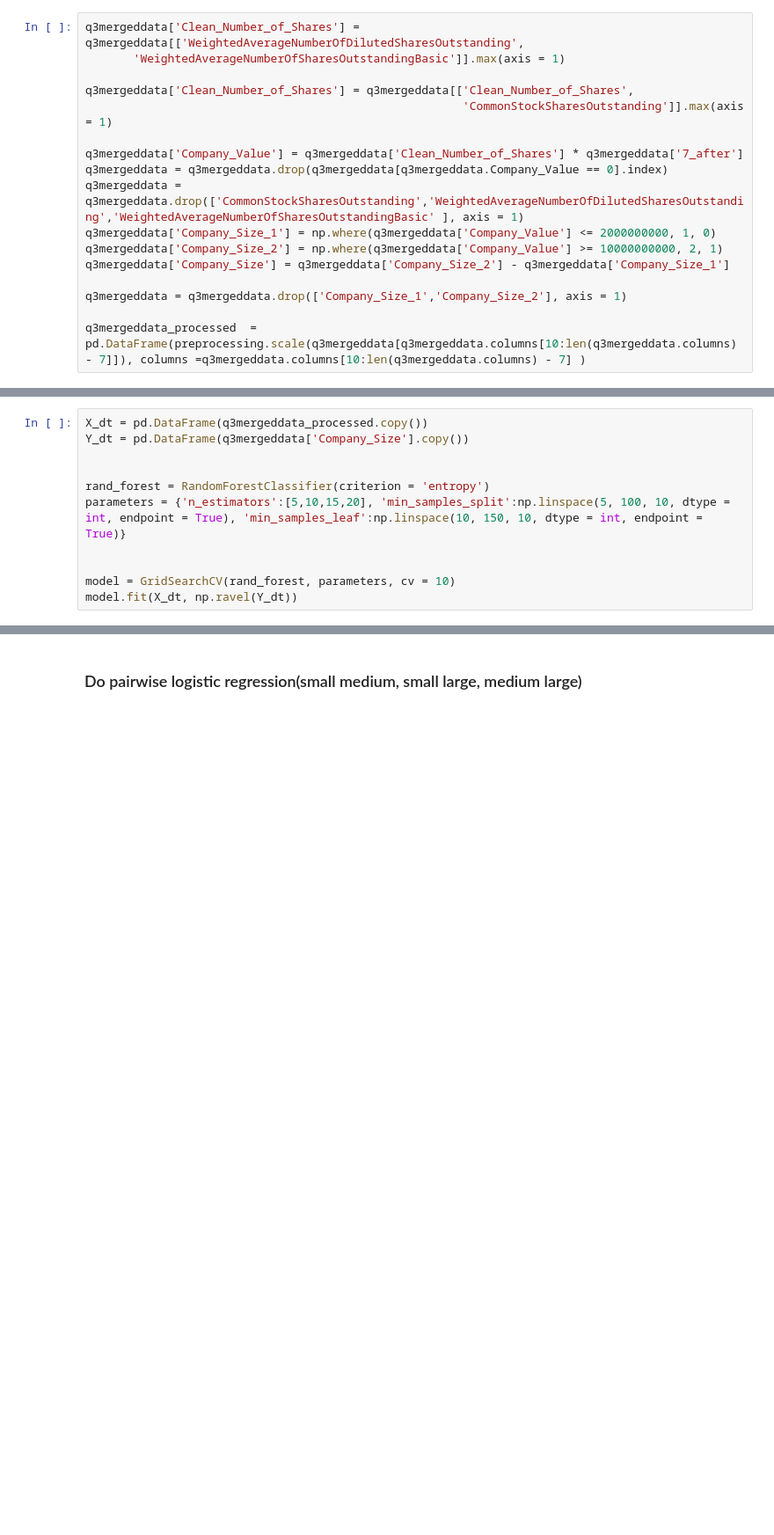
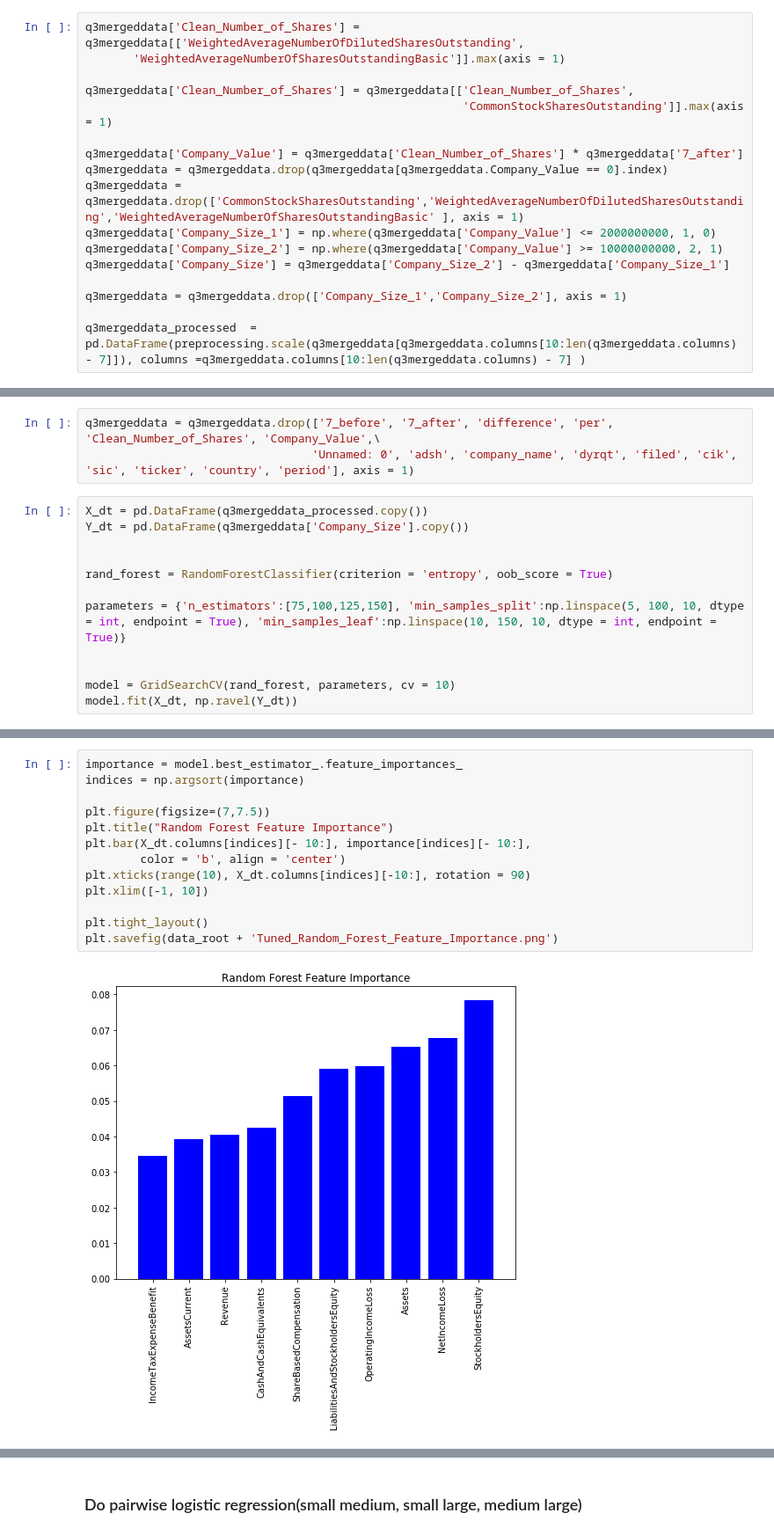
Before and after one commit to mixerupper/1001-term-project, a Jupyter notebook: code/03-analysis/02-Hyperparameter_Tuning_AH.ipynb, the cells around one changed output, grey strips where cells are left out. Shown: that part at 88% size. Saved outputs shown, nothing was run; the diff lists cells and outputs as text; blank space fills up the shorter version.

```diff
--- a/code/03-analysis/02-Hyperparameter_Tuning_AH.ipynb
+++ b/code/03-analysis/02-Hyperparameter_Tuning_AH.ipynb
@@ -50,10 +60,14 @@ q3mergeddata_processed  = pd.DataFrame(preprocessing.scale(q3mergeddata[q3merged
+# %%
+q3mergeddata = q3mergeddata.drop(['7_before', '7_after', 'difference', 'per', 'Clean_Number_of_Shares', 'Company_Value',\
+                                 'Unnamed: 0', 'adsh', 'company_name', 'dyrqt', 'filed', 'cik', 'sic', 'ticker', 'country', 'period'], axis = 1)
 # %%
 X_dt = pd.DataFrame(q3mergeddata_processed.copy())
 Y_dt = pd.DataFrame(q3mergeddata['Company_Size'].copy())
 
 
-rand_forest = RandomForestClassifier(criterion = 'entropy')
-parameters = {'n_estimators':[5,10,15,20], 'min_samples_split':np.linspace(5, 100, 10, dtype = int, endpoint = True), 'min_samples_leaf':np.linspace(10, 150, 10, dtype = int, endpoint = True)}
+rand_forest = RandomForestClassifier(criterion = 'entropy', oob_score = True)
+
+parameters = {'n_estimators':[75,100,125,150], 'min_samples_split':np.linspace(5, 100, 10, dtype = int, endpoint = True), 'min_samples_leaf':np.linspace(10, 150, 10, dtype = int, endpoint = True)}
 
 
 model = GridSearchCV(rand_forest, parameters, cv = 10)
@@ -62,0 +96,15 @@ KeyError: 'Company_Size'
+# %%
+importance = model.best_estimator_.feature_importances_
+indices = np.argsort(importance)
+
+plt.figure(figsize=(7,7.5))
+plt.title("Random Forest Feature Importance")
+plt.bar(X_dt.columns[indices][- 10:], importance[indices][- 10:],
+        color = 'b', align = 'center')
+plt.xticks(range(10), X_dt.columns[indices][-10:], rotation = 90)
+plt.xlim([-1, 10])
+
+plt.tight_layout()
+plt.savefig(data_root + 'Tuned_Random_Forest_Feature_Importance.png')
+# %% [output]
+[figure, added]
```
Also changed, not shown: parts of 12 cells of this notebook, 1 other file.
